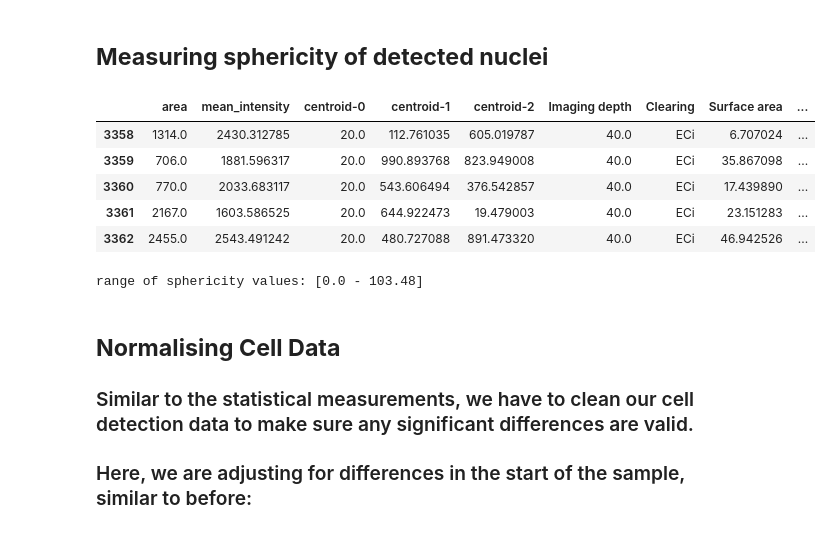
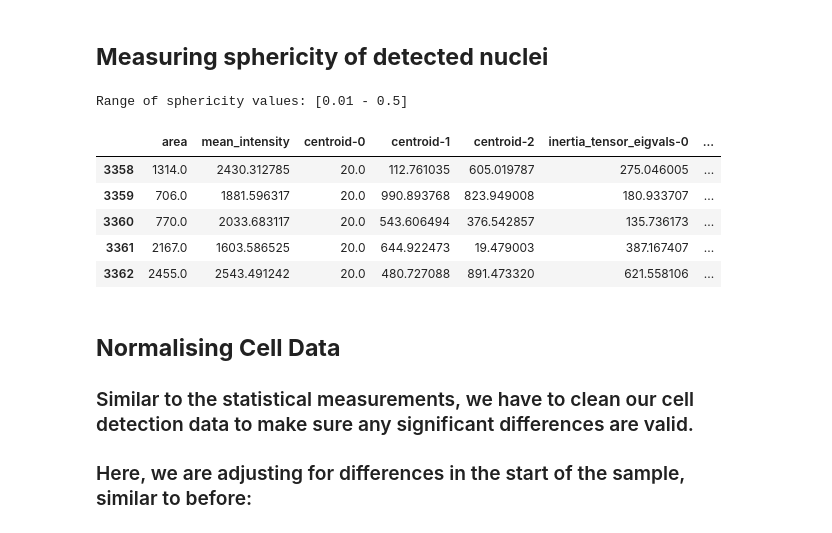
Before and after one commit to dbekat/clearing-efficacy, a Jupyter notebook: unified_analysis.ipynb, the cells around one changed output. Saved outputs shown, nothing was run; the diff lists cells and outputs as text; code cells hidden in the pictures.

Commit message:
Adapted sphericity calculation code

```diff
--- a/unified_analysis.ipynb
+++ b/unified_analysis.ipynb
@@ -296,3 +300,4 @@ plt.tight_layout()
 # %%
-nuclei_props = measure.regionprops_table(segmentation_3d.astype(np.int64), im_nuclear, properties=['area', 'mean_intensity','centroid'])  # uses a function to measure the properties of each nuclei detected
+nuclei_props = measure.regionprops_table(segmentation_3d.astype(np.int64), im_nuclear, properties=['area', 'mean_intensity','centroid', 'inertia_tensor_eigvals'])  # uses a function to measure the properties of each nuclei detected
 nuclei_props = pd.DataFrame(nuclei_props)
+nuclei_props.tail()
@@ -338,5 +358,20 @@ axs[2].set_ylabel("Frequency density", fontsize=13)
 # %% [markdown]
 ## **Measuring sphericity of detected nuclei**
+# %%
+def calc_sphericity_score(df):
+    eigvals = np.sort(df[["inertia_tensor_eigvals-0", "inertia_tensor_eigvals-1", "inertia_tensor_eigvals-2"]].values, axis=1)[:, ::-1]
+    df["sphericity"] = eigvals[:, 2] / eigvals[:, 0]
+
+
+    return df
+
+nulcei_props = calc_sphericity_score(nuclei_props)
+
+# range should be [0 - 1] --> if not, then re-amend code
+
+print(f"Range of sphericity values: [{round(np.min(nuclei_props['sphericity']),2)} - {round(np.max(nuclei_props['sphericity']),2)}]")
+# %% [output]
+Range of sphericity values: [0.01 - 0.5]
 # %%
 """
 Calculating the surface area of each nucleus, this allows:
@@ -370,27 +408,25 @@ def detect_surface_area(segm_3d, dims):
 
     return surface_areas
 # %%
+"""
+Currently non-functional calculation of sphericity - WORK IN PROGRESS
+"""
+
 dims = (z_res, x_res, y_res)
 nuclei_props['Surface area'] = pd.Series(detect_surface_area(segmentation_3d, dims)) #c alculates surface areas in µm squared
 
 volume = nuclei_props['area'] * (x_res * y_res * z_res) # calculates volumes in µm cubed
-nuclei_props['sphericity'] = pow(math.pi, 1/3) * pow(6 * volume, 2/3) / nuclei_props['Surface area'] # sphericity calculation
+nuclei_props['sphericity'] = pow(math.pi, 1/3) * pow(6 * volume, 2/3) / nuclei_props['area'] # sphericity calculation
 
 
 nuclei_props.tail() # display results --> FIX THIS; still not working
 # %% [output]
-|  | area | mean_intensity | centroid-0 | centroid-1 | centroid-2 | Imaging depth | Clearing | Surface area | ... |
-| 3358 | 1314.0 | 2430.312785 | 20.0 | 112.761035 | 605.019787 | 40.0 | ECi | 6.707024 | ... |
-| 3359 | 706.0 | 1881.596317 | 20.0 | 990.893768 | 823.949008 | 40.0 | ECi | 35.867098 | ... |
-| 3360 | 770.0 | 2033.683117 | 20.0 | 543.606494 | 376.542857 | 40.0 | ECi | 17.439890 | ... |
-| 3361 | 2167.0 | 1603.586525 | 20.0 | 644.922473 | 19.479003 | 40.0 | ECi | 23.151283 | ... |
-| 3362 | 2455.0 | 2543.491242 | 20.0 | 480.727088 | 891.473320 | 40.0 | ECi | 46.942526 | ... |
+|  | area | mean_intensity | centroid-0 | centroid-1 | centroid-2 | inertia_tensor_eigvals-0 | ... |
+| 3358 | 1314.0 | 2430.312785 | 20.0 | 112.761035 | 605.019787 | 275.046005 | ... |
+| 3359 | 706.0 | 1881.596317 | 20.0 | 990.893768 | 823.949008 | 180.933707 | ... |
+| 3360 | 770.0 | 2033.683117 | 20.0 | 543.606494 | 376.542857 | 135.736173 | ... |
+| 3361 | 2167.0 | 1603.586525 | 20.0 | 644.922473 | 19.479003 | 387.167407 | ... |
+| 3362 | 2455.0 | 2543.491242 | 20.0 | 480.727088 | 891.473320 | 621.558106 | ... |
-# %%
-# range should be [0 - 1] --> if not, then re-amend code
-
-print(f"Range of sphericity values: [{round(np.min(nuclei_props['sphericity']),2)} - {round(np.max(nuclei_props['sphericity']),2)}]")
-# %% [output]
-range of sphericity values: [0.0 - 103.48]
 # %% [markdown]
 ## **Normalising Cell Data**
 
```
Also changed, not shown: parts of 6 cells of this notebook.
